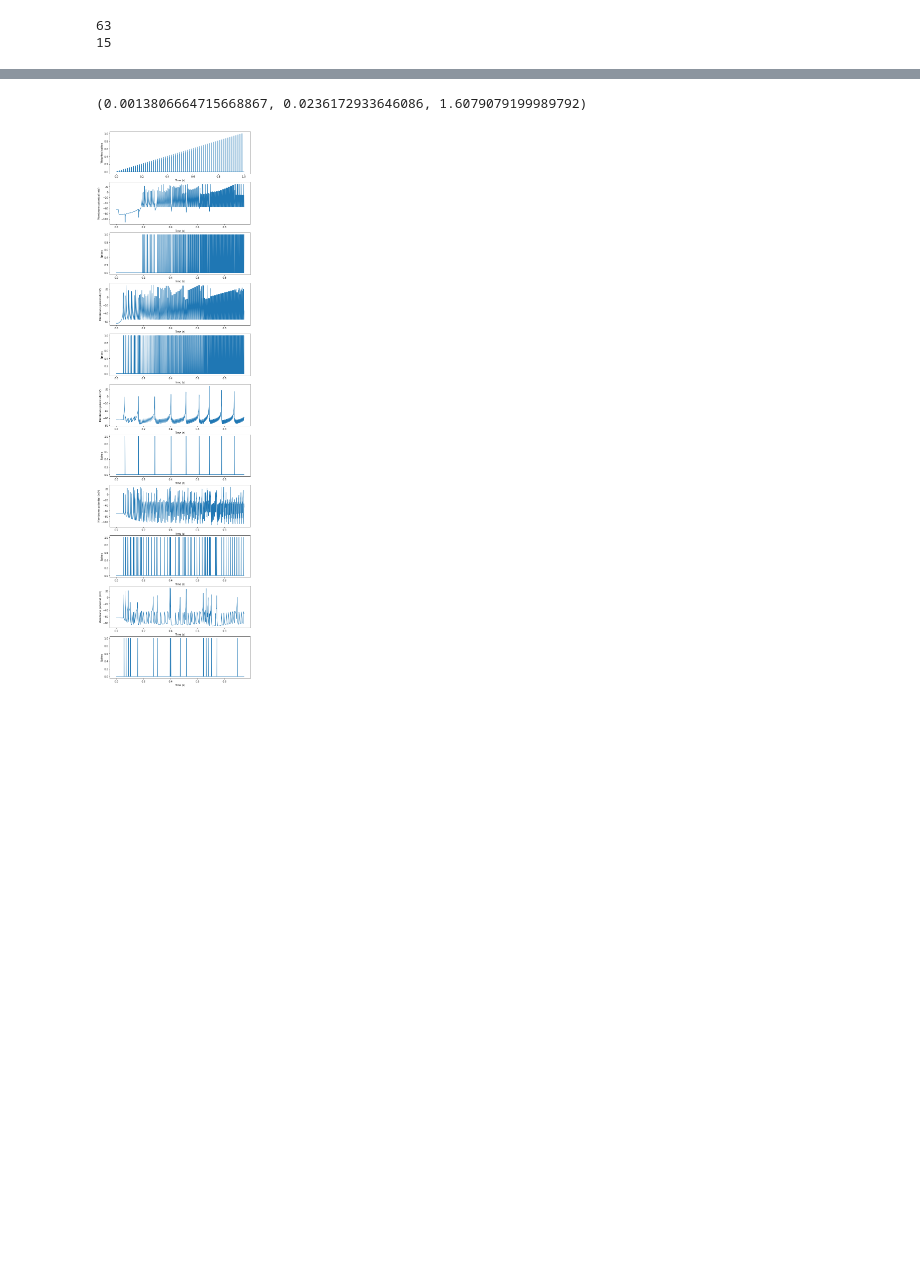
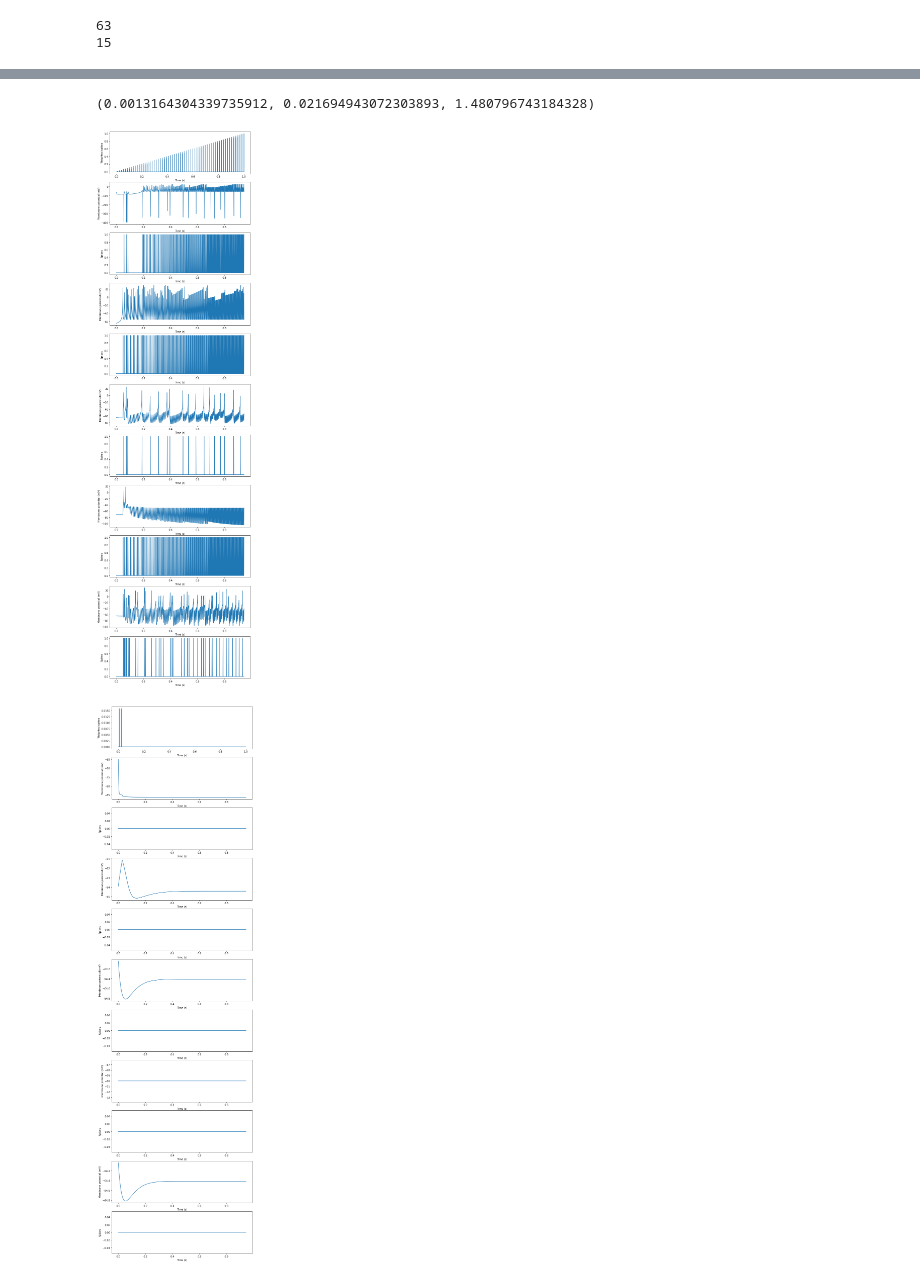
Before and after one commit to adelpierre/NCS-internship-2021, a Jupyter notebook: Code/Basics/Izhikevich_model.ipynb, the cells around one changed output, grey strips where cells are left out. Cells and saved outputs as stored; diff of their text form; code cells hidden in the pictures; blank space fills up the shorter version.

```diff
--- a/Code/Basics/Izhikevich_model.ipynb
+++ b/Code/Basics/Izhikevich_model.ipynb
@@ -85,6 +85,10 @@ from norse.torch.functional.izhikevich import *
 # %%
 #Creation of a weight matrix
 weights_ini_up = np.zeros((x,y))
+weights_ini_down = np.zeros((x,y))
 for i in range(x):
     if i <= (x-1)/2 :
         weights_ini_up[i,:]+=(1-(2*i/(x-1)))
+    else:
+        weights_ini_down[i,:]+=(2*(i-(x-1)/2)/(x-1))
+plt.plot(weights_ini_down)
@@ -164,24 +187,24 @@ ts_behaviour = createIzhikevichSpikingBehaviour(ts.p.a,ts.p.b,ts.p.c,ts.p.d,-70.
 
 weight_LLBN_input = 25*torch.ones(1)
 weight_LLBN_recurrent = 25*torch.ones(1)
-weight_TN_input = 15*torch.ones(1)
-weight_TN_recurrent = 15*torch.ones(1)
+weight_TN_input = 30*torch.ones(1)
+weight_TN_recurrent = 30*torch.ones(1)
 
 LLBN = izk.IzhikevichRecurrentCell(1, 1, LLBN_behaviour, autapses=True, input_weights=weight_LLBN_input, recurrent_weights=weight_LLBN_recurrent, dt=dt)
 EBN = izk.IzhikevichCell(phasic_bursting, dt=dt)
 IFN = izk.IzhikevichCell(phasic_spiking, dt=dt)
-TN = izk.IzhikevichRecurrentCell(1, 1, tonic_spiking, autapses=True, input_weights=weight_TN_input, recurrent_weights=weight_TN_recurrent, dt=dt)
+TN = izk.IzhikevichRecurrentCell(1, 1, tonic_bursting, autapses=True, input_weights=weight_TN_input, recurrent_weights=weight_TN_recurrent, dt=dt)
 MN = izk.IzhikevichCell(phasic_spiking, dt=dt)
 # %%
 #Definition of the weights that will be used in the model
 weight_to_LLBN = 1
 weight_to_EBN = 15
 weight_LLBN_EBN = 30
-weight_EBN_IFN = 50
-weight_IFN_LLBN = 5
-weight_EBN_TN = 20
-weight_TN_MN = 150
-weight_matrix = [weights_ini_up, weight_to_LLBN, weight_to_EBN, weight_LLBN_EBN,
+weight_EBN_IFN = 100
+weight_IFN_LLBN = 50
+weight_EBN_TN = 35
+weight_TN_MN = 200
+weight_matrix = [weights_ini_down, weight_to_LLBN, weight_to_EBN, weight_LLBN_EBN,
                  weight_EBN_IFN, weight_IFN_LLBN, weight_EBN_TN ,weight_TN_MN]
 # %%
 #Definition of the forward function
@@ -210,7 +233,7 @@ def forward_test(input_mat, weights_matrix, nb_samples, nb_repetitions, prints=F
         if prints:
             print_z1 = np.append(print_z1, z_1.detach().numpy())
         for j in range(nb_repetitions):
-            if i == 0:
+            if i+j == 0:
                 tm2_start = perf_counter()
                 z_plus = z_1.detach().numpy().sum()
                 z_2, s_2 = LLBN(torch.tensor(z_plus*weights_matrix[1]-temp.detach().numpy()).float())
@@ -303,7 +326,9 @@ def forward_test(input_mat, weights_matrix, nb_samples, nb_repetitions, prints=F
     return t1, t2, t3
 # %%
 #Forward computation
+forward_test(mvt_down, weight_matrix, nb_samples,nb_repetitions, prints=True)
 forward_test(mvt_up, weight_matrix, nb_samples,nb_repetitions, prints=True)
 # %% [output]
-(0.0013806664715668867, 0.0236172933646086, 1.6079079199989792)
+(0.0013164304339735912, 0.021694943072303893, 1.480796743184328)
-[figure, old version]
+[figure, new version]
+[figure, added]
```
Also changed, not shown: parts of 6 cells of this notebook, 26 other files.
